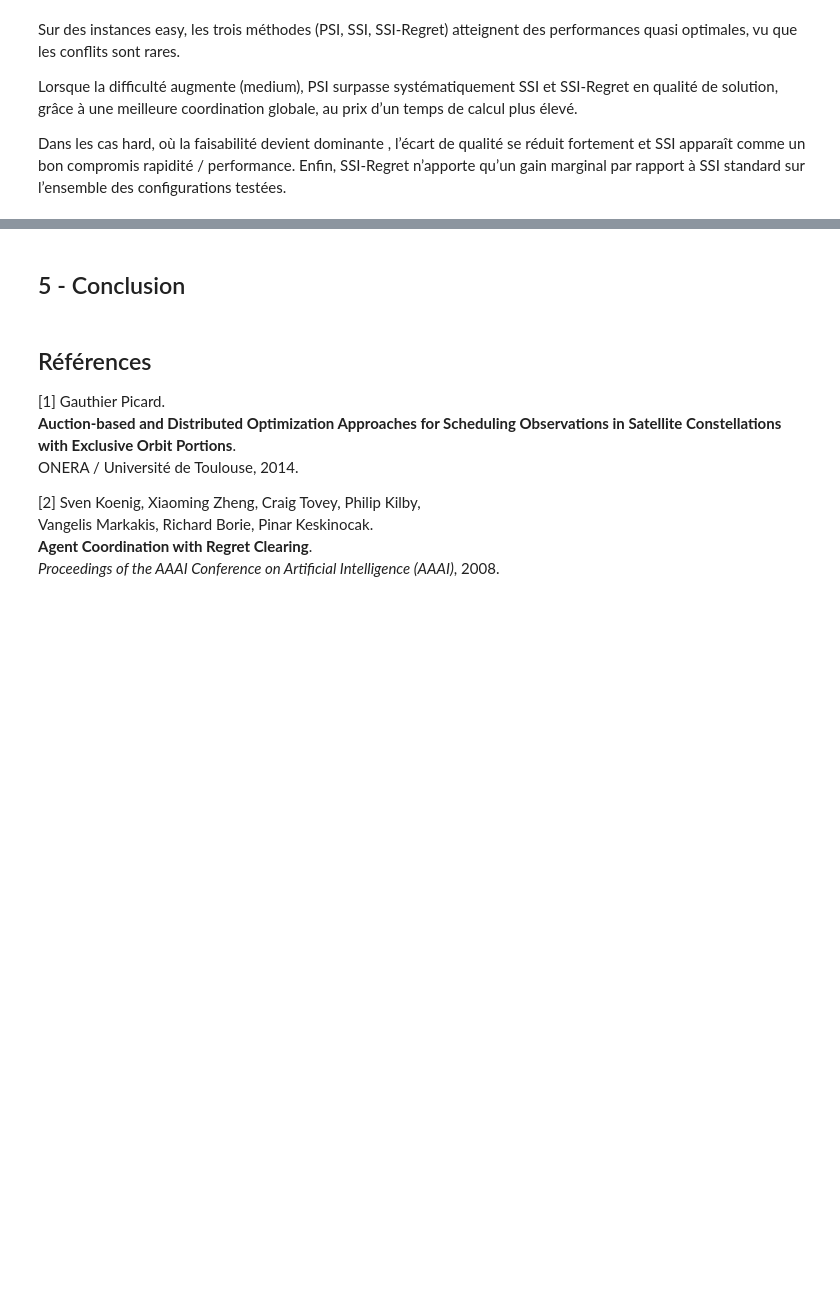
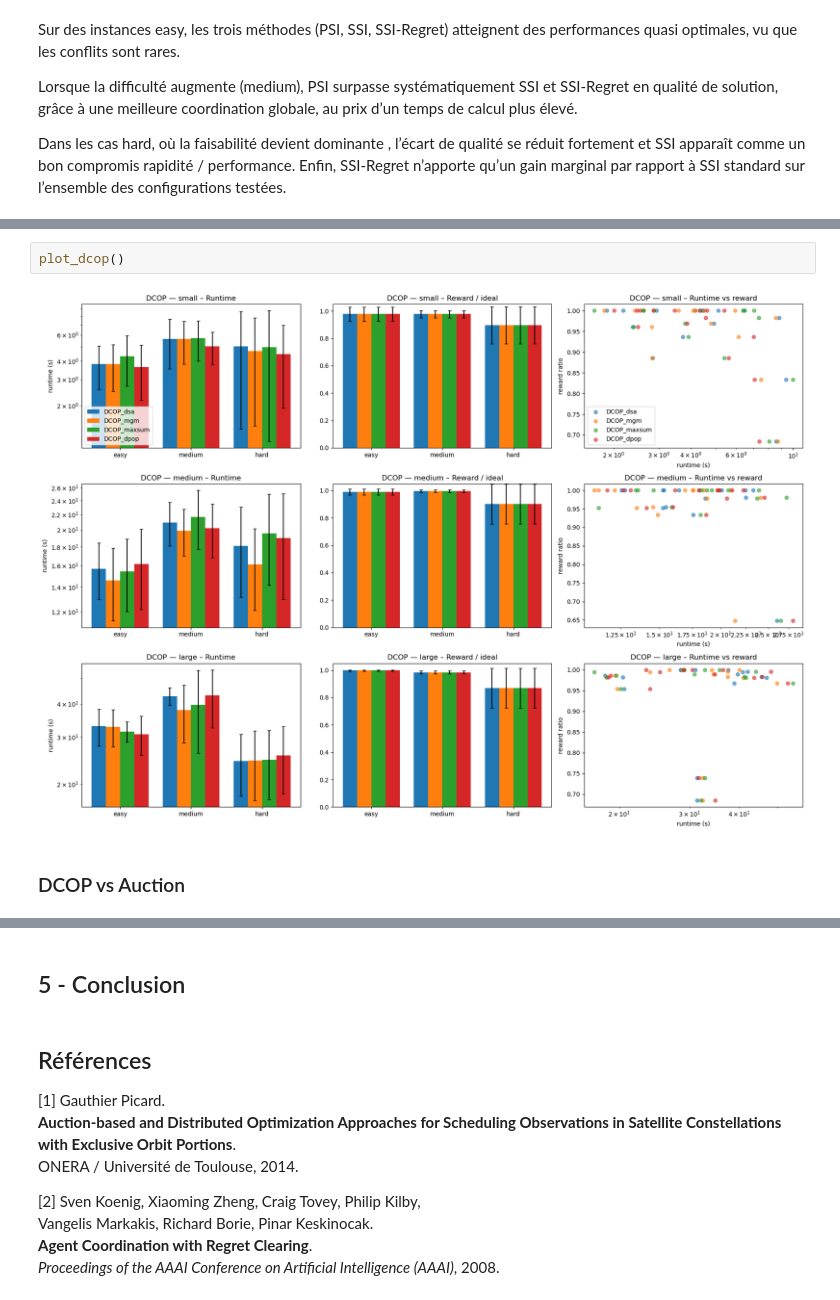
Before and after one commit to Melluchi/COCOMA, a Jupyter notebook: Projet_COCOMA.ipynb, the cells around one changed output, grey strips where cells are left out. Saved outputs shown, nothing was run; the diff lists cells and outputs as text; blank space fills up the shorter version.

```diff
--- a/Projet_COCOMA.ipynb
+++ b/Projet_COCOMA.ipynb
@@ -3135,0 +2845,6 @@ print(f"[BENCH] wrote: {OUT_DCOP_CSV} and {OUT_AUC_CSV}", flush=True)
+# %%
+plot_dcop()
+# %% [output]
+[figure, added]
+# %% [markdown]
+### DCOP vs Auction
```
Also changed, not shown: parts of 49 cells of this notebook, 1 other file.
